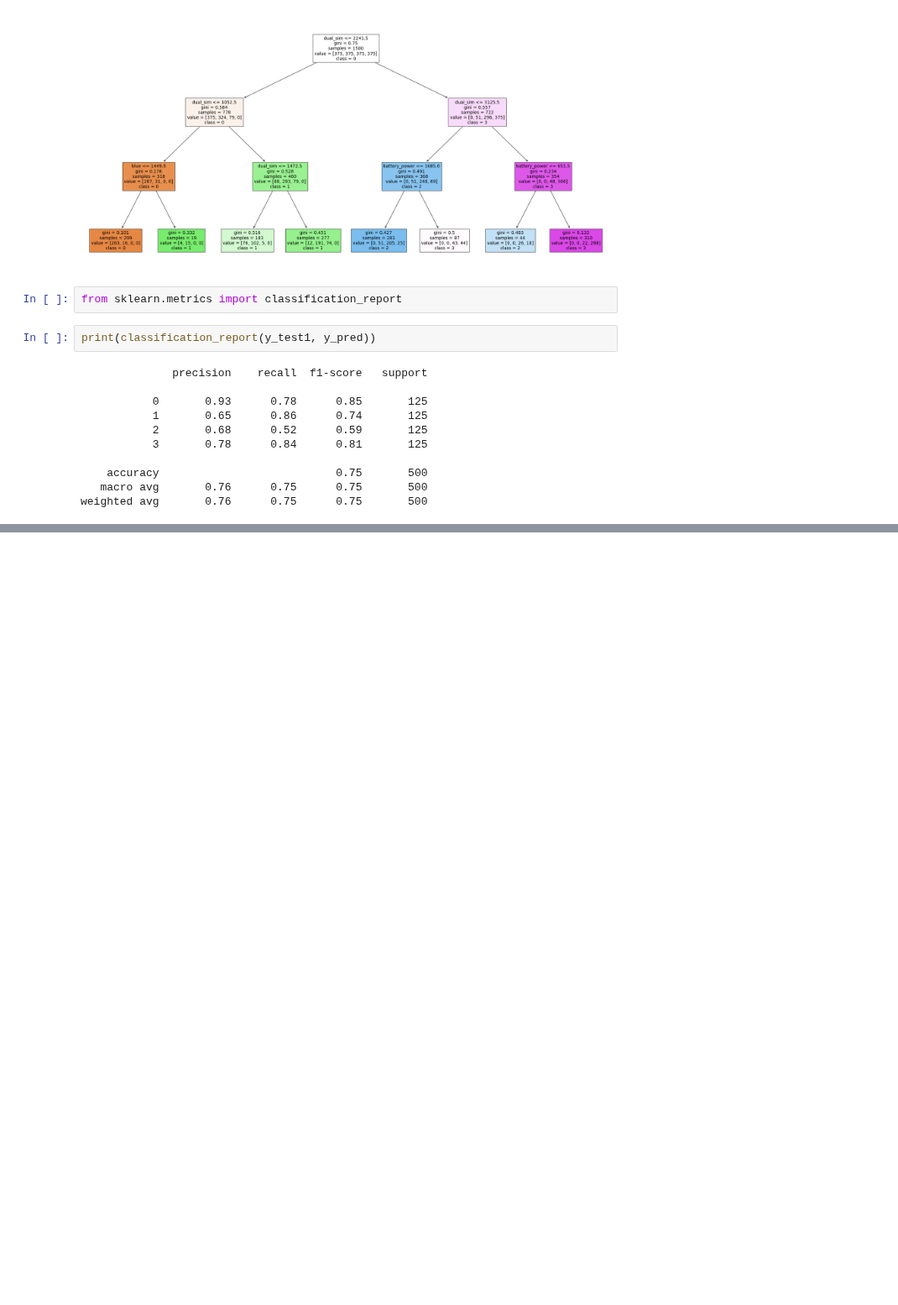
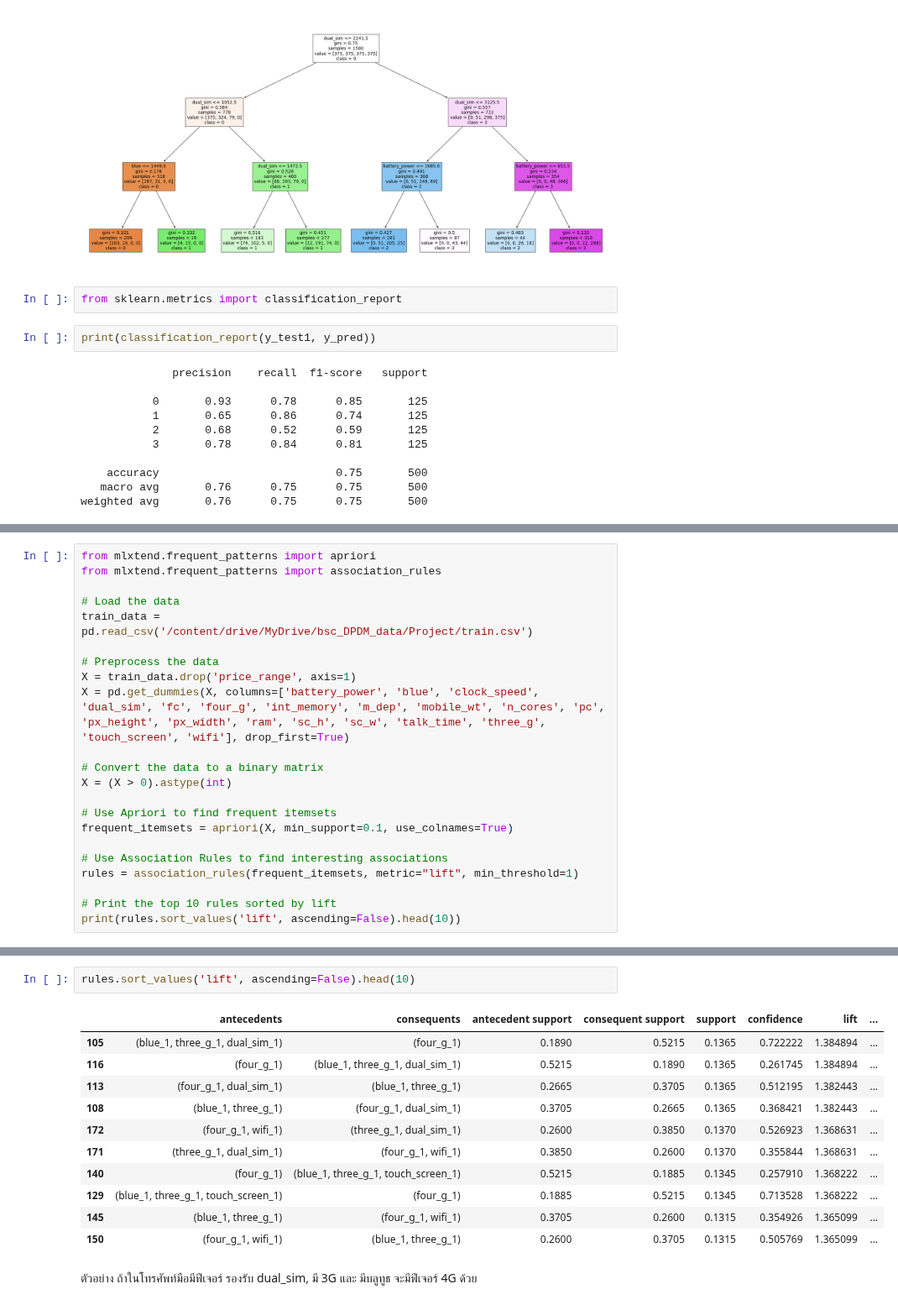
Before and after one commit to sucheerarighthere/bsc_dpdm22, a Jupyter notebook: Project.ipynb, the cells around one changed output, grey strips where cells are left out. Shown at 84% size. Drawn from its saved outputs; the diff is of its cells as text; blank space fills up the shorter version.

```diff
--- a/Project.ipynb
+++ b/Project.ipynb
@@ -823,0 +897,22 @@ weighted avg       0.76      0.75      0.75       500
+# %%
+from mlxtend.frequent_patterns import apriori
+from mlxtend.frequent_patterns import association_rules
+
+# Load the data
+train_data = pd.read_csv('/content/drive/MyDrive/bsc_DPDM_data/Project/train.csv')
+
+# Preprocess the data
+X = train_data.drop('price_range', axis=1)
+X = pd.get_dummies(X, columns=['battery_power', 'blue', 'clock_speed', 'dual_sim', 'fc', 'four_g', 'int_memory', 'm_dep', 'mobile_wt', 'n_cores', 'pc', 'px_height', 'px_width', 'ram', 'sc_h', 'sc_w', 'talk_time', 'three_g', 'touch_screen', 'wifi'], drop_first=True)
+
+# Convert the data to a binary matrix
+X = (X > 0).astype(int)
+
+# Use Apriori to find frequent itemsets
+frequent_itemsets = apriori(X, min_support=0.1, use_colnames=True)
+
+# Use Association Rules to find interesting associations
+rules = association_rules(frequent_itemsets, metric="lift", min_threshold=1)
+
+# Print the top 10 rules sorted by lift
+print(rules.sort_values('lift', ascending=False).head(10))
@@ -823,0 +937,17 @@ weighted avg       0.76      0.75      0.75       500
+# %%
+rules.sort_values('lift', ascending=False).head(10)
+# %% [output]
+|  | antecedents | consequents | antecedent support | consequent support | support | confidence | lift | ... |
+| 105 | (blue_1, three_g_1, dual_sim_1) | (four_g_1) | 0.1890 | 0.5215 | 0.1365 | 0.722222 | 1.384894 | ... |
+| 116 | (four_g_1) | (blue_1, three_g_1, dual_sim_1) | 0.5215 | 0.1890 | 0.1365 | 0.261745 | 1.384894 | ... |
+| 113 | (four_g_1, dual_sim_1) | (blue_1, three_g_1) | 0.2665 | 0.3705 | 0.1365 | 0.512195 | 1.382443 | ... |
+| 108 | (blue_1, three_g_1) | (four_g_1, dual_sim_1) | 0.3705 | 0.2665 | 0.1365 | 0.368421 | 1.382443 | ... |
+| 172 | (four_g_1, wifi_1) | (three_g_1, dual_sim_1) | 0.2600 | 0.3850 | 0.1370 | 0.526923 | 1.368631 | ... |
+| 171 | (three_g_1, dual_sim_1) | (four_g_1, wifi_1) | 0.3850 | 0.2600 | 0.1370 | 0.355844 | 1.368631 | ... |
+| 140 | (four_g_1) | (blue_1, three_g_1, touch_screen_1) | 0.5215 | 0.1885 | 0.1345 | 0.257910 | 1.368222 | ... |
+| 129 | (blue_1, three_g_1, touch_screen_1) | (four_g_1) | 0.1885 | 0.5215 | 0.1345 | 0.713528 | 1.368222 | ... |
+| 145 | (blue_1, three_g_1) | (four_g_1, wifi_1) | 0.3705 | 0.2600 | 0.1315 | 0.354926 | 1.365099 | ... |
+| 150 | (four_g_1, wifi_1) | (blue_1, three_g_1) | 0.2600 | 0.3705 | 0.1315 | 0.505769 | 1.365099 | ... |
+# %% [markdown]
+ตัวอย่าง ถ้าในโทรศัพท์มือมีฟีเจอร์ รองรับ dual_sim, มี 3G และ มีบลูทูธ
+จะมีฟีเจอร์ 4G ด้วย
```
Also changed, not shown: parts of 30 cells of this notebook.
